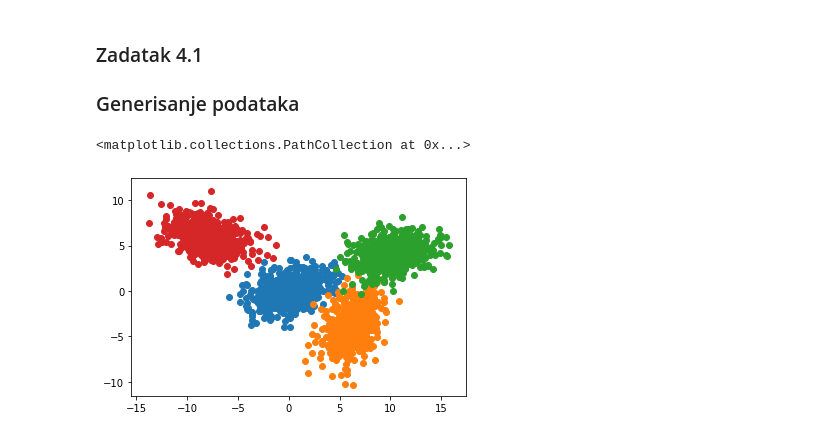
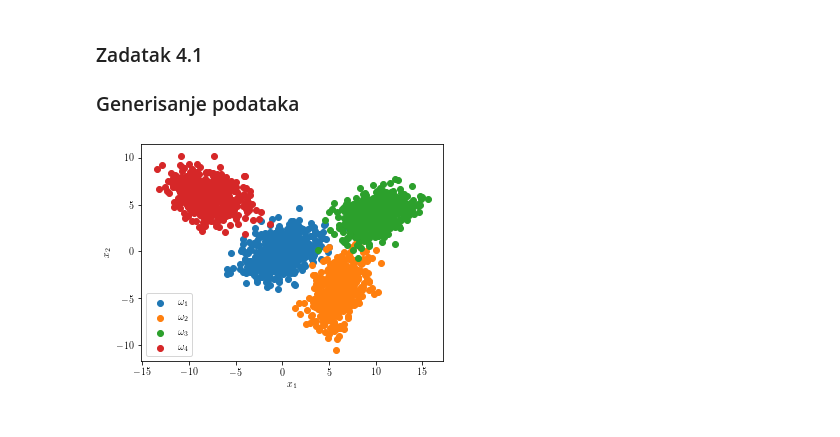
Before and after one commit to djokjulapfe/po, a Jupyter notebook: main.ipynb, the cells around one changed output. Cells and saved outputs as stored; diff of their text form; code cells hidden in the pictures.

```diff
--- a/main.ipynb
+++ b/main.ipynb
@@ -1225,15 +1380,21 @@ import scipy
 # %%
 N = 500
 X1 = scipy.stats.multivariate_normal([0, 0], [[4, 1], [1, 2]]).rvs(N)
 X2 = scipy.stats.multivariate_normal([6, -4], [[2, 1], [1, 4]]).rvs(N)
 X3 = scipy.stats.multivariate_normal([10, 4], [[4, 1], [1, 2]]).rvs(N)
 X4 = scipy.stats.multivariate_normal([-8, 6], [[4, -1], [-1, 2]]).rvs(N)
 
 plt.scatter(X1[:, 0], X1[:, 1])
 plt.scatter(X2[:, 0], X2[:, 1])
 plt.scatter(X3[:, 0], X3[:, 1])
 plt.scatter(X4[:, 0], X4[:, 1])
+
+plt.legend([r'$\omega_1$', r'$\omega_2$', r'$\omega_3$', r'$\omega_4$'])
+plt.xlabel('$x_1$')
+plt.ylabel('$x_2$')
+plt.gca().set_aspect('equal')
+plt.savefig('t4_example.svg')
+plt.show()
 # %% [output]
-<matplotlib.collections.PathCollection at 0x...>
-[figure, old version]
+[figure, new version]
 # %%
```
Also changed, not shown: parts of 29 cells of this notebook.
